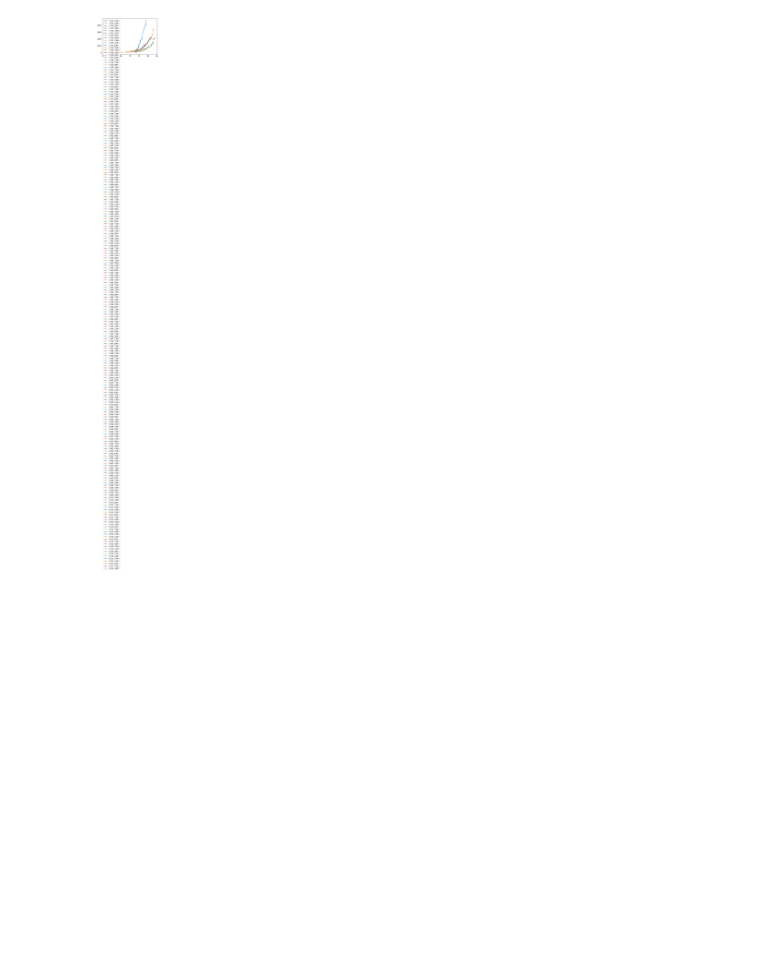
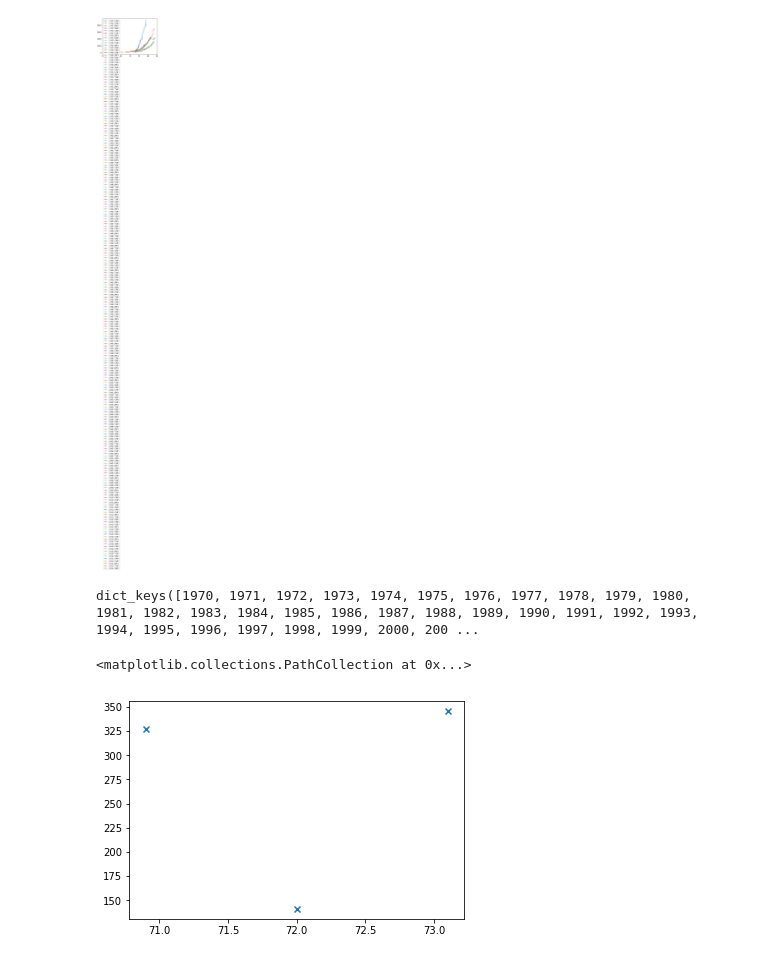
Before and after one commit to sly-username/healthcare_analysis_project, a Jupyter notebook: health_spending.ipynb, the cells around one changed output. Drawn from its saved outputs; the diff is of its cells as text; code cells hidden in the pictures; blank space fills up the shorter version.

```diff
--- a/health_spending.ipynb
+++ b/health_spending.ipynb
@@ -75,3 +75,13 @@ plt.legend()
 # %% [output]
 <matplotlib.legend.Legend at 0x...>
 [figure]
+# %%
+spend_life.groupby('TIME').groups.keys()
+# %% [output]
+dict_keys([1970, 1971, 1972, 1973, 1974, 1975, 1976, 1977, 1978, 1979, 1980, 1981, 1982, 1983, 1984, 1985, 1986, 1987, 1988, 1989, 1990, 1991, 1992, 1993, 1994, 1995, 1996, 1997, 1998, 1999, 2000, 200 ...
+# %%
+t0 = spend_life.groupby('TIME').get_group(1970)
+plt.scatter(t0.LIFE.values, t0.SPENDING.values, marker='x', label = name)
+# %% [output]
+<matplotlib.collections.PathCollection at 0x...>
+[figure, added]
```
Also changed, not shown: parts of 2 cells of this notebook.
